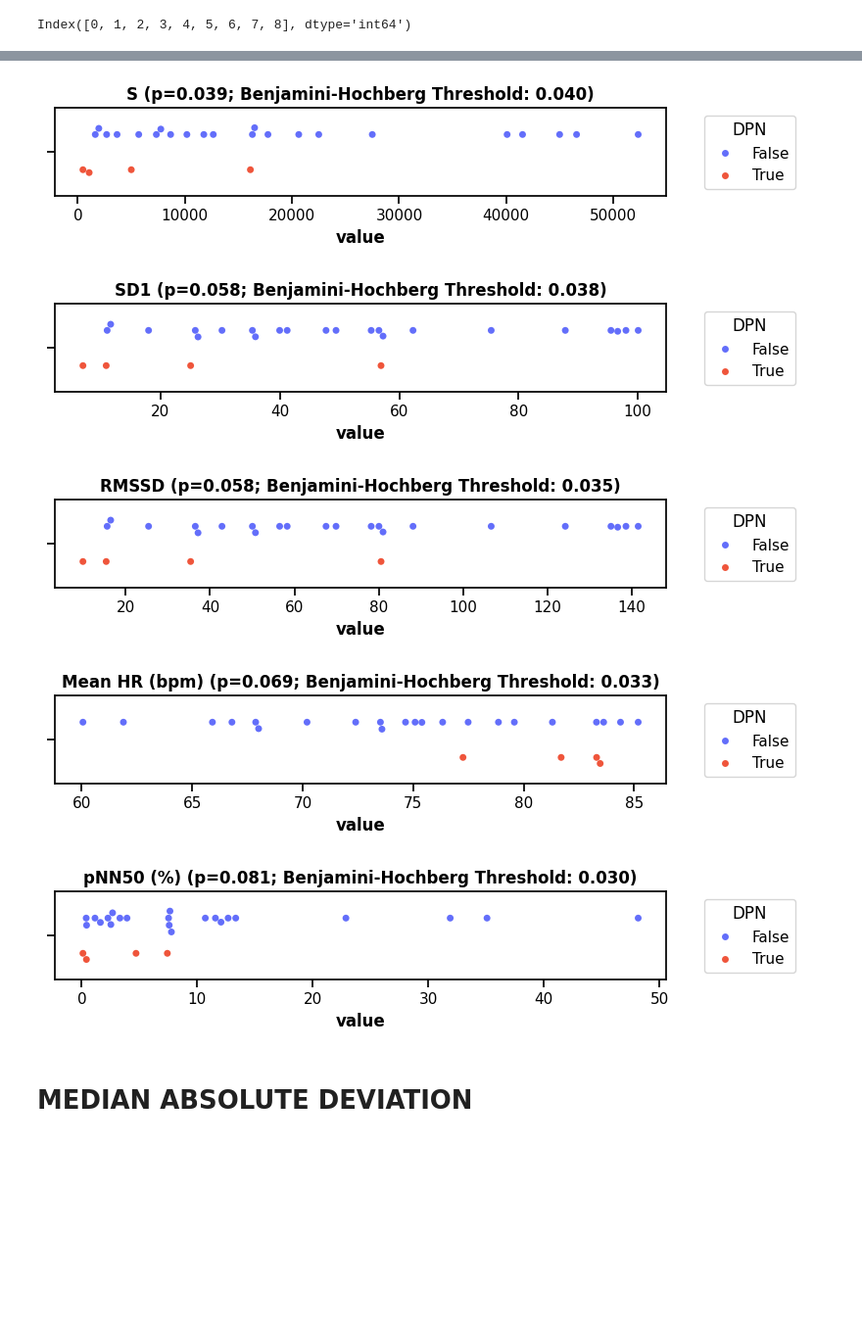
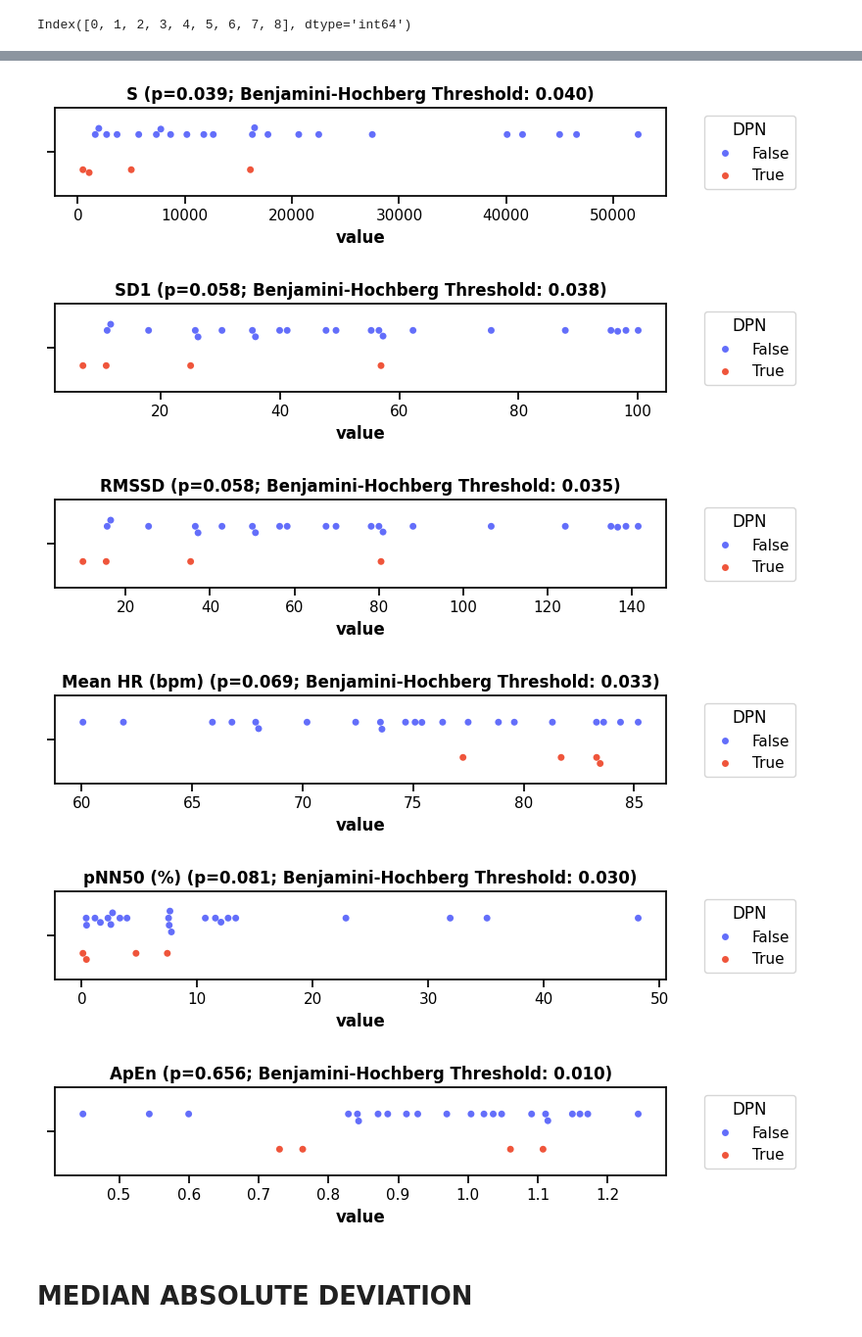
Before and after one commit to ad-aspera/HRV-EDA, a Jupyter notebook: median_approach.ipynb, the cells around one changed output, grey strips where cells are left out. Shown at 98% size. Cells and saved outputs as stored; diff of their text form; code cells hidden in the pictures; blank space fills up the shorter version.

```diff
--- a/median_approach.ipynb
+++ b/median_approach.ipynb
@@ -92,29 +112,30 @@ result[result['p_value'] < 0.1].index
 Index([0, 1, 2, 3, 4, 5, 6, 7, 8], dtype='int64')
 # %%
 for i, row in result.iterrows():
-    if row['p_value']<0.1:
+    if row['p_value'] < 0.1 or (row['metric'] == 'ApEn'):
         title = f"{row['metric']} (p={row['p_value']:.3f}; Benjamini-Hochberg Threshold: {row['BH_threshold']:.3f})"
         plt.figure(figsize=(8, 2))
         plt.title(title)
         sns.swarmplot(
             data=median_melted[median_melted['metric'] == row['metric']],
             hue = 'DPN',
             x='value',
             dodge=True
         )
         # Move legend outside the plot
         plt.legend(bbox_to_anchor=(1.05, 1), loc='upper left', title='DPN')
         plt.tight_layout()
 # %% [output]
 [figure]
 [figure]
 [figure]
 [figure]
 [figure]
 [figure]
 [figure]
 [figure]
 [figure]
+[figure, added]
 # %% [markdown]
 # MEDIAN ABSOLUTE DEVIATION
 # %%
```
Also changed, not shown: parts of 9 cells of this notebook, 15 other files.
